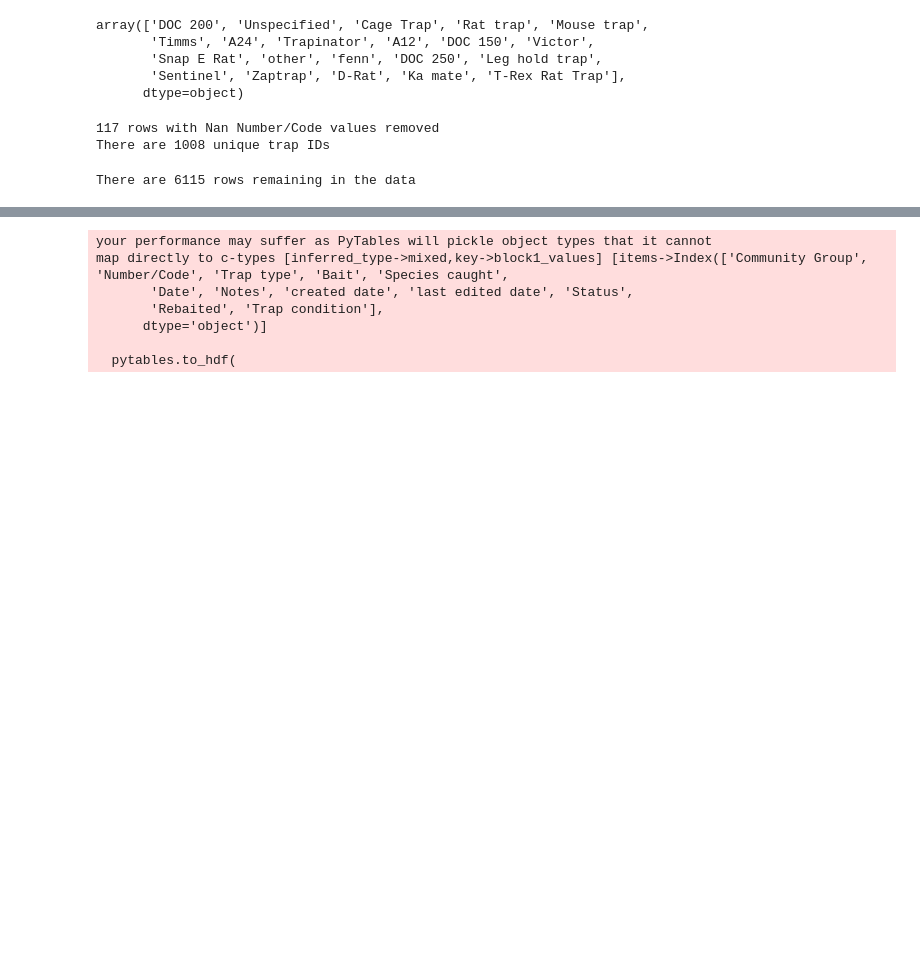
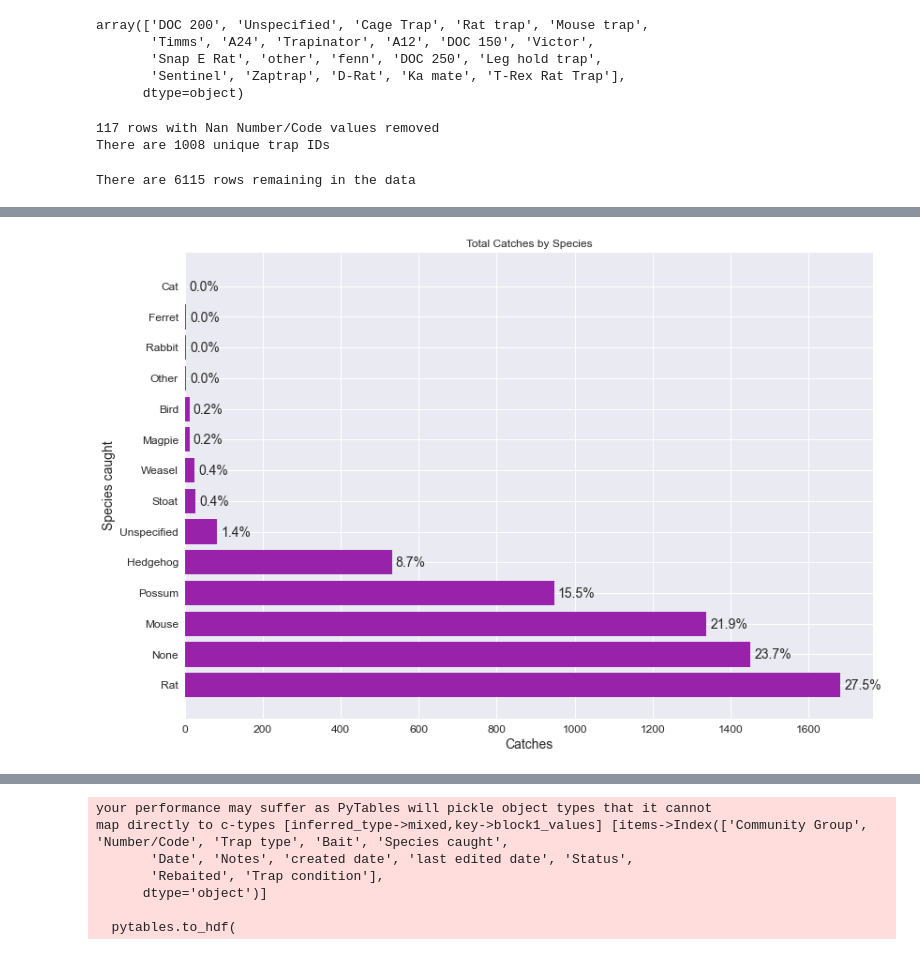
Before and after one commit to dqmcdonald/PredatorFreePortHills, a Jupyter notebook: Predator Free Port Hills - Data Exploration and Cleanup.ipynb, the cells around one changed output, grey strips where cells are left out. Cells and saved outputs as stored; diff of their text form; code cells hidden in the pictures; blank space fills up the shorter version.

```diff
--- a/Predator Free Port Hills - Data Exploration and Cleanup.ipynb
+++ b/Predator Free Port Hills - Data Exploration and Cleanup.ipynb
@@ -105,0 +122,5 @@ plt.show()
+# %%
+plot_bar_by_category(catches_df, "Species caught", color="#9922AA", title="Total Catches by Species",
+                    filename="plots/catches_by_species_bar")
+# %% [output]
+[figure, added]
```
Also changed, not shown: parts of 9 cells of this notebook, 2 other files.
